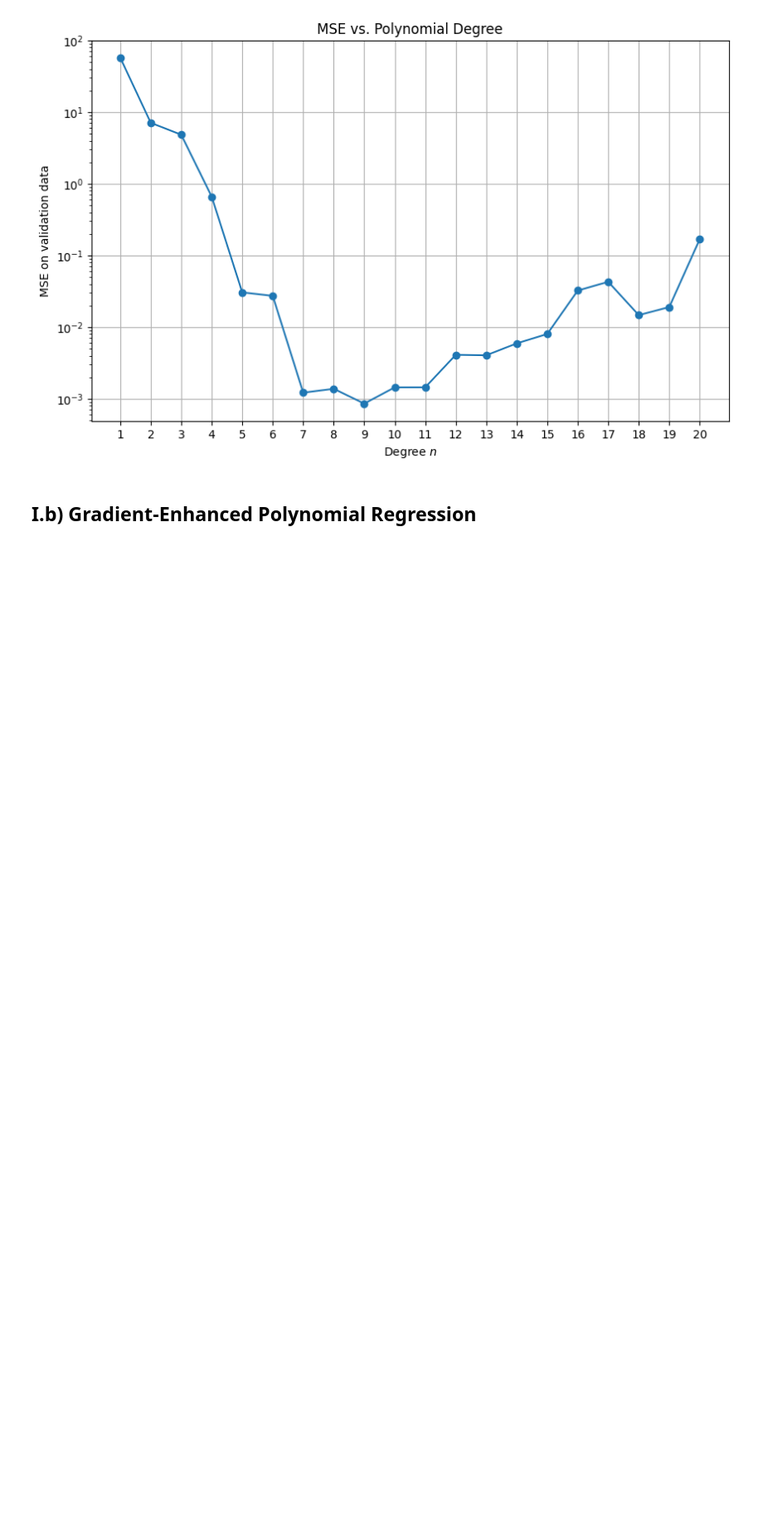
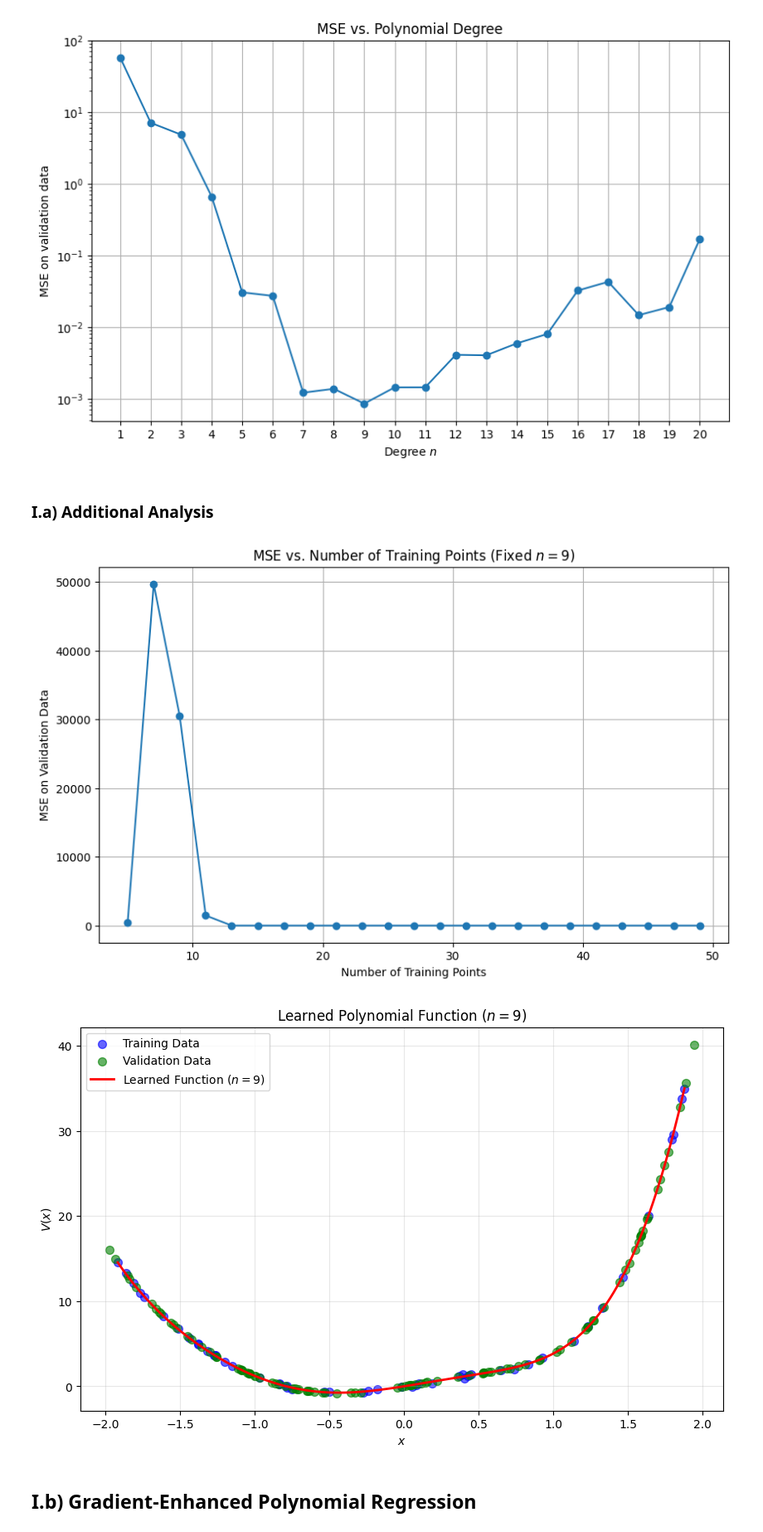
Before and after one commit to umarsdq/optimisationCW, a Jupyter notebook: optimisation.ipynb, the cells around one changed output. Shown: that part at 83% size. Saved outputs shown, nothing was run; the diff lists cells and outputs as text; code cells hidden in the pictures; blank space fills up the shorter version.

```diff
--- a/optimisation.ipynb
+++ b/optimisation.ipynb
@@ -43,6 +43,49 @@ plt.show()
 # %% [output]
 Smallest n for MSE < 10^-3: 9
 [figure]
+# %% [markdown]
+### I.a) Additional Analysis
+# %%
+# Part I.a) Additional Analysis: MSE vs Number of Training Points
+n_fixed_a = best_n
+training_sizes_a = range(5, len(X_train) + 1, 2)
+mses_vs_size_a = []
+
+for size in training_sizes_a:
+    X_subset = X_train[:size]
+    y_subset = y_train[:size]
+    theta_subset = solve_poly_regression(X_subset, y_subset, n_fixed_a)
+    mses_vs_size_a.append(mse(X_val, y_val, theta_subset))
+
+plt.figure(figsize=(10, 6))
+plt.plot(training_sizes_a, mses_vs_size_a, marker='o')
+plt.xlabel(r'Number of Training Points')
+plt.ylabel(r'MSE on Validation Data')
+plt.title(rf'MSE vs. Number of Training Points (Fixed $n={n_fixed_a}$)')
+plt.grid(True)
+plt.savefig('plots/mse_vs_training_size_a.png', bbox_inches='tight', dpi=600)
+plt.show()
+
+# Show the learned function at the best n
+theta_best_a = solve_poly_regression(X_train, y_train, best_n)
+x_plot = np.linspace(X_train.min(), X_train.max(), 200)
+A_plot = np.vander(x_plot, best_n + 1, increasing=True)
+y_plot = A_plot @ theta_best_a
+
+plt.figure(figsize=(10, 6))
+plt.scatter(X_train, y_train, color='blue', label=r'Training Data', alpha=0.6, s=50)
+plt.scatter(X_val, y_val, color='green', label=r'Validation Data', alpha=0.6, s=50)
+plt.plot(x_plot, y_plot, 'r-', linewidth=2, label=rf'Learned Function ($n={best_n}$)')
+plt.xlabel(r'$x$')
+plt.ylabel(r'$V(x)$')
+plt.title(rf'Learned Polynomial Function ($n={best_n}$)')
+plt.legend()
+plt.grid(True, alpha=0.3)
+plt.savefig('plots/learned_function_a.png', bbox_inches='tight', dpi=600)
+plt.show()
+# %% [output]
+[figure, added]
+[figure, added]
 # %% [markdown]
 ## I.b) Gradient-Enhanced Polynomial Regression
 # %%
```
Also changed, not shown: parts of 5 cells of this notebook, 10 other files.
